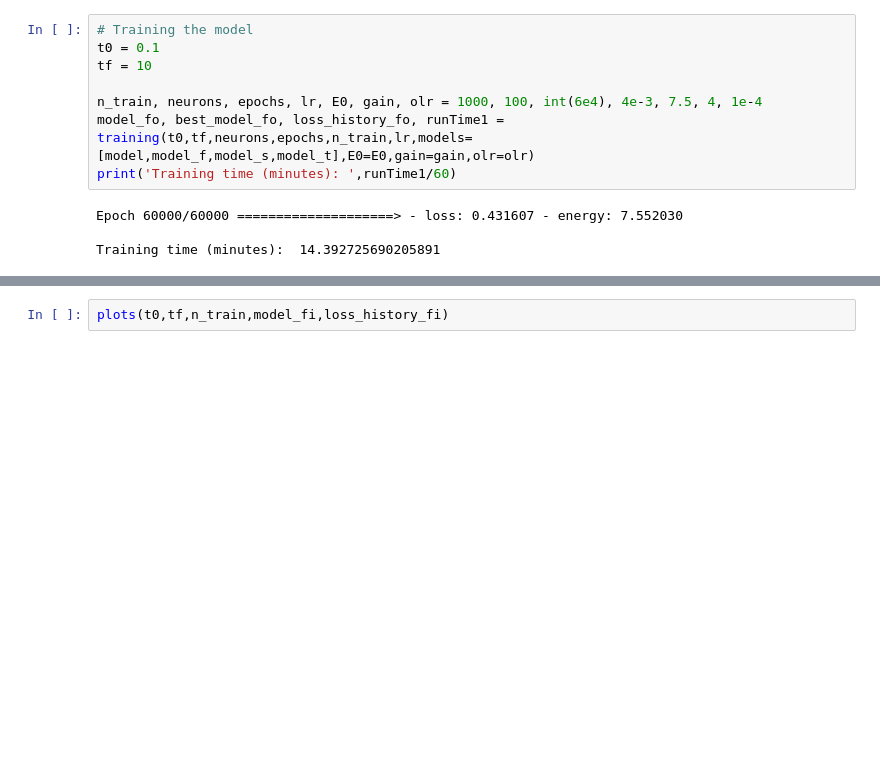
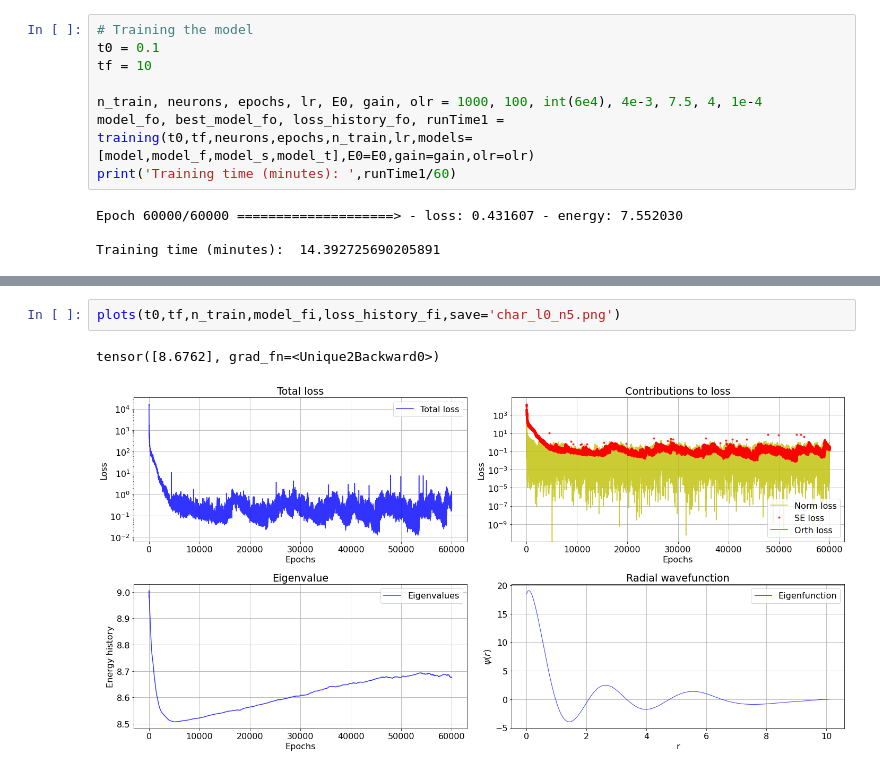
Before and after one commit to anmgomezmo/Degree_project, a Jupyter notebook: Complex ANN to Quantum Mechanics/Quarks_multi-states.ipynb, the cells around one changed output, grey strips where cells are left out. Saved outputs shown, nothing was run; the diff lists cells and outputs as text; blank space fills up the shorter version.

```diff
--- a/Complex ANN to Quantum Mechanics/Quarks_multi-states.ipynb
+++ b/Complex ANN to Quantum Mechanics/Quarks_multi-states.ipynb
@@ -406,2 +408,5 @@ Epoch 24000/60000 ====================> - loss: 0.137604 - energy: 8.582588
 # %%
-plots(t0,tf,n_train,model_fi,loss_history_fi)
+plots(t0,tf,n_train,model_fi,loss_history_fi,save='char_l0_n5.png')
+# %% [output]
+tensor([8.6762], grad_fn=<Unique2Backward0>)
+[figure, added]
```
Also changed, not shown: parts of 7 cells of this notebook, 1 other file.
